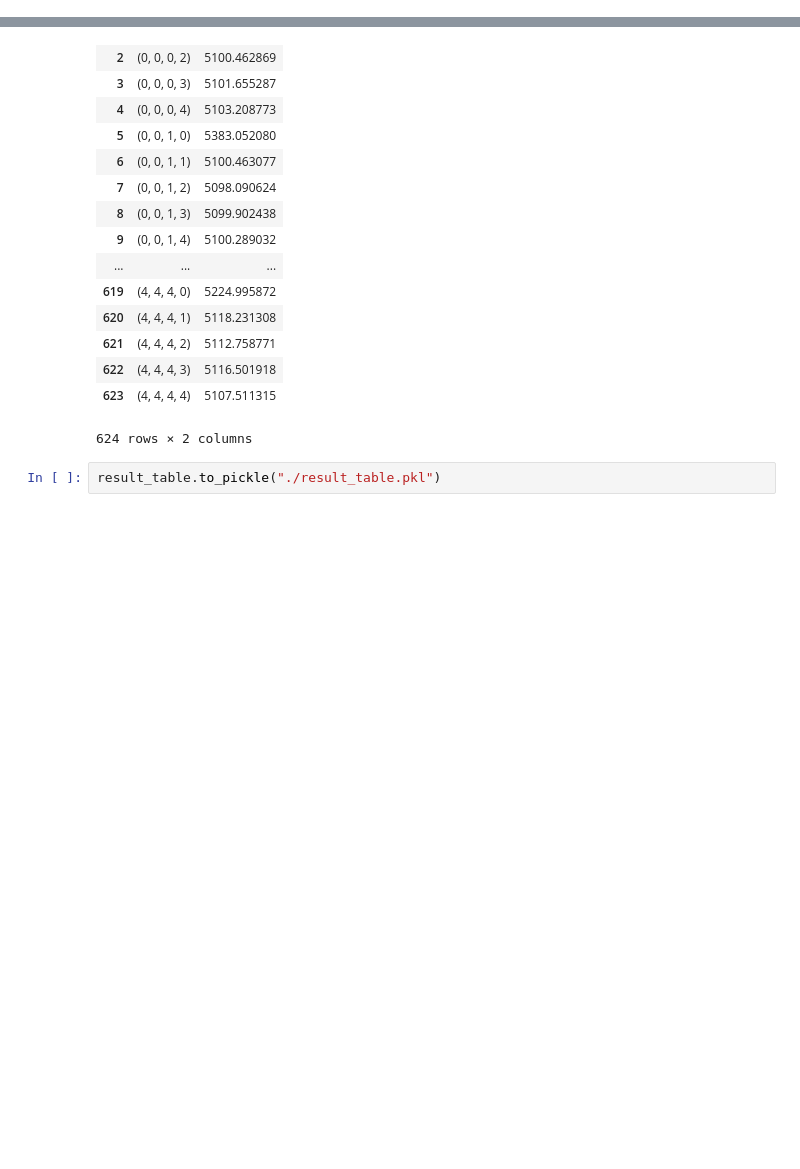
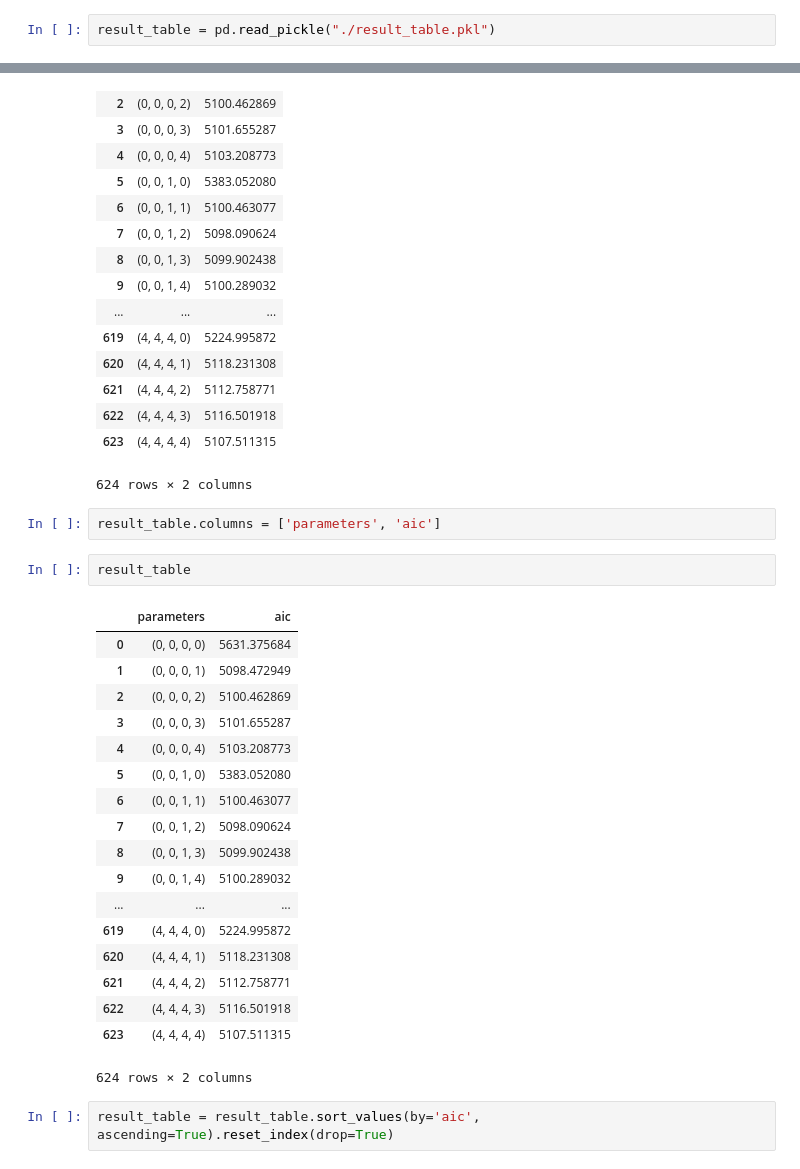
Before and after one commit to JonBebi/Teslock, a Jupyter notebook: Teslock.ipynb, the cells around one changed output, grey strips where cells are left out. Drawn from its saved outputs; the diff is of its cells as text; blank space fills up the shorter version.

```diff
--- a/Teslock.ipynb
+++ b/Teslock.ipynb
@@ -306,3 +303,5 @@ result_table = optimize_SARIMA(parameters_list, d, D, s)
+# %%
+result_table = pd.read_pickle("./result_table.pkl")
 # %%
 result_table
 # %% [output]
@@ -324,5 +323,28 @@ result_table
 | 622 | (4, 4, 4, 3) | 5116.501918 |
 | 623 | (4, 4, 4, 4) | 5107.511315 |
 624 rows × 2 columns
-# %%
-result_table.to_pickle("./result_table.pkl")
+# %%
+result_table.columns = ['parameters', 'aic']
+# %%
+result_table
+# %% [output]
+|  | parameters | aic |
+| 0 | (0, 0, 0, 0) | 5631.375684 |
+| 1 | (0, 0, 0, 1) | 5098.472949 |
+| 2 | (0, 0, 0, 2) | 5100.462869 |
+| 3 | (0, 0, 0, 3) | 5101.655287 |
+| 4 | (0, 0, 0, 4) | 5103.208773 |
+| 5 | (0, 0, 1, 0) | 5383.052080 |
+| 6 | (0, 0, 1, 1) | 5100.463077 |
+| 7 | (0, 0, 1, 2) | 5098.090624 |
+| 8 | (0, 0, 1, 3) | 5099.902438 |
+| 9 | (0, 0, 1, 4) | 5100.289032 |
+| ... | ... | ... |
+| 619 | (4, 4, 4, 0) | 5224.995872 |
+| 620 | (4, 4, 4, 1) | 5118.231308 |
+| 621 | (4, 4, 4, 2) | 5112.758771 |
+| 622 | (4, 4, 4, 3) | 5116.501918 |
+| 623 | (4, 4, 4, 4) | 5107.511315 |
+624 rows × 2 columns
+# %%
+result_table = result_table.sort_values(by='aic', ascending=True).reset_index(drop=True)
```
Also changed, not shown: parts of 4 cells of this notebook.
